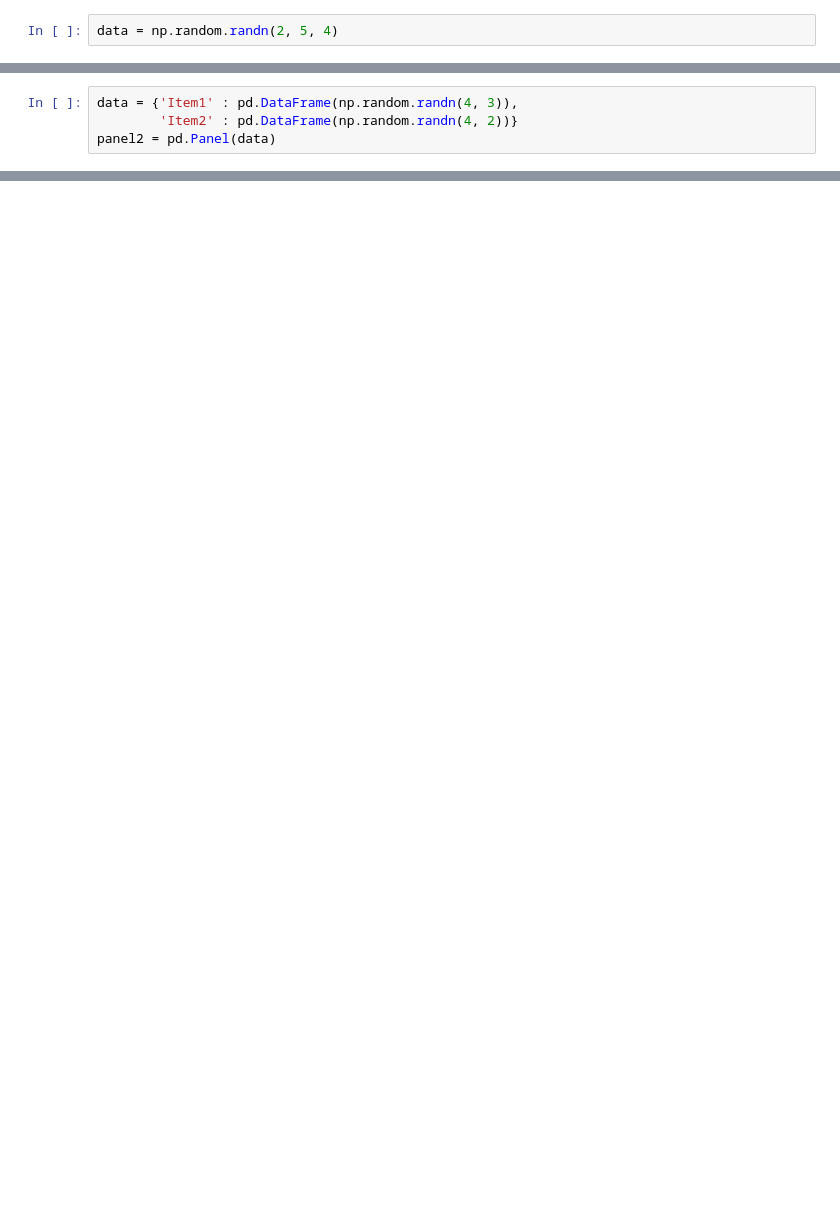
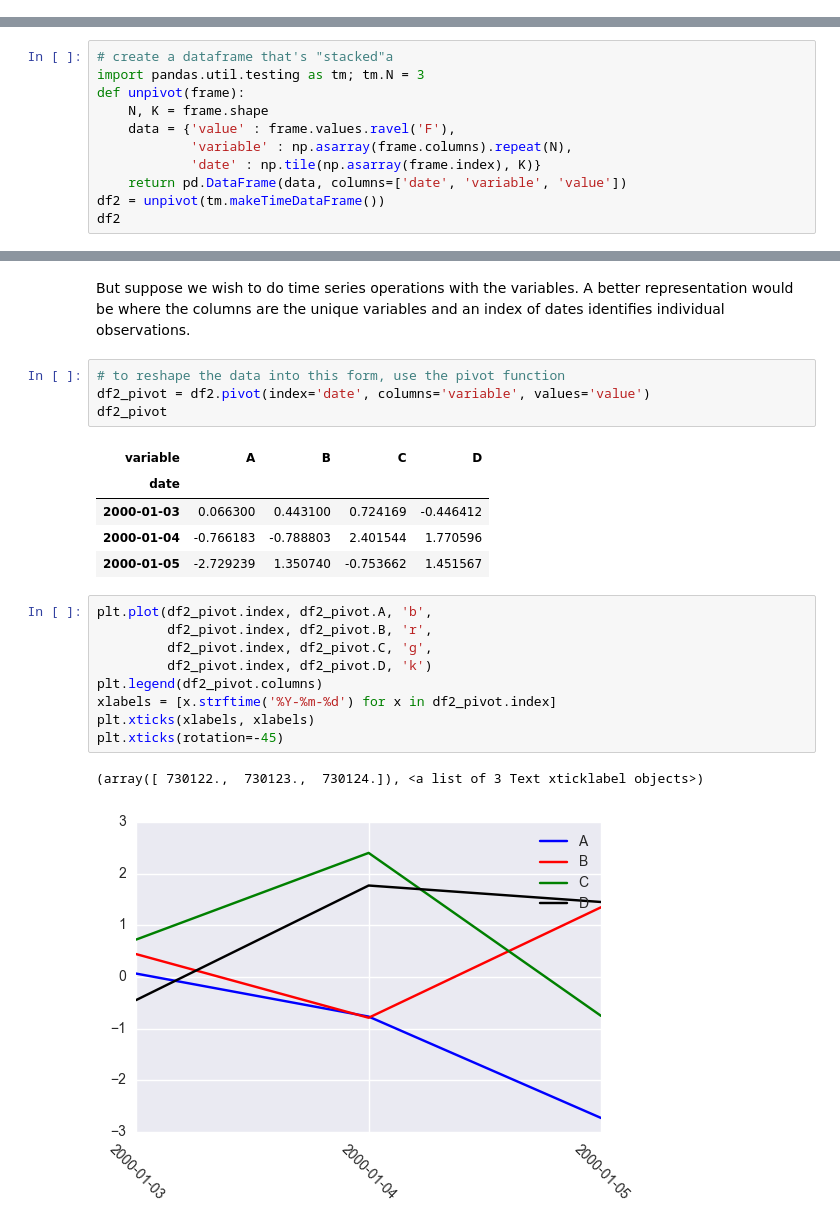
Before and after one commit to cuttlefishh/python-for-data-analysis, a Jupyter notebook: lessons/lesson16.ipynb, the cells around one changed output, grey strips where cells are left out. Saved outputs shown, nothing was run; the diff lists cells and outputs as text; blank space fills up the shorter version.

```diff
--- a/lessons/lesson16.ipynb
+++ b/lessons/lesson16.ipynb
@@ -404,2 +0,0 @@ Panel is a container for 3-dimensional data. The term panel data is derived from
-# %%
-data = np.random.randn(2, 5, 4)
@@ -456,4 +0,0 @@ panel1.Item2
-# %%
-data = {'Item1' : pd.DataFrame(np.random.randn(4, 3)),
-        'Item2' : pd.DataFrame(np.random.randn(4, 2))}
-panel2 = pd.Panel(data)
@@ -532,0 +276,11 @@ See additional documentation at <http://pandas.pydata.org/pandas-docs/stable/dsi
+# %%
+# create a dataframe that's "stacked"a
+import pandas.util.testing as tm; tm.N = 3
+def unpivot(frame):
+    N, K = frame.shape
+    data = {'value' : frame.values.ravel('F'),
+            'variable' : np.asarray(frame.columns).repeat(N),
+            'date' : np.tile(np.asarray(frame.index), K)}
+    return pd.DataFrame(data, columns=['date', 'variable', 'value'])
+df2 = unpivot(tm.makeTimeDataFrame())
+df2
@@ -532,0 +310,24 @@ See additional documentation at <http://pandas.pydata.org/pandas-docs/stable/dsi
+# %% [markdown]
+But suppose we wish to do time series operations with the variables. A better representation would be where the columns are the unique variables and an index of dates identifies individual observations.
+# %%
+# to reshape the data into this form, use the pivot function
+df2_pivot = df2.pivot(index='date', columns='variable', values='value')
+df2_pivot
+# %% [output]
+| variable | A | B | C | D |
+| date |  |  |  |  |
+| 2000-01-03 | 0.066300 | 0.443100 | 0.724169 | -0.446412 |
+| 2000-01-04 | -0.766183 | -0.788803 | 2.401544 | 1.770596 |
+| 2000-01-05 | -2.729239 | 1.350740 | -0.753662 | 1.451567 |
+# %%
+plt.plot(df2_pivot.index, df2_pivot.A, 'b',
+         df2_pivot.index, df2_pivot.B, 'r',
+         df2_pivot.index, df2_pivot.C, 'g',
+         df2_pivot.index, df2_pivot.D, 'k')
+plt.legend(df2_pivot.columns)
+xlabels = [x.strftime('%Y-%m-%d') for x in df2_pivot.index]
+plt.xticks(xlabels, xlabels)
+plt.xticks(rotation=-45)
+# %% [output]
+(array([ 730122.,  730123.,  730124.]), <a list of 3 Text xticklabel objects>)
+[figure, added]
```
Also changed, not shown: parts of 107 cells of this notebook, 6 other files.
